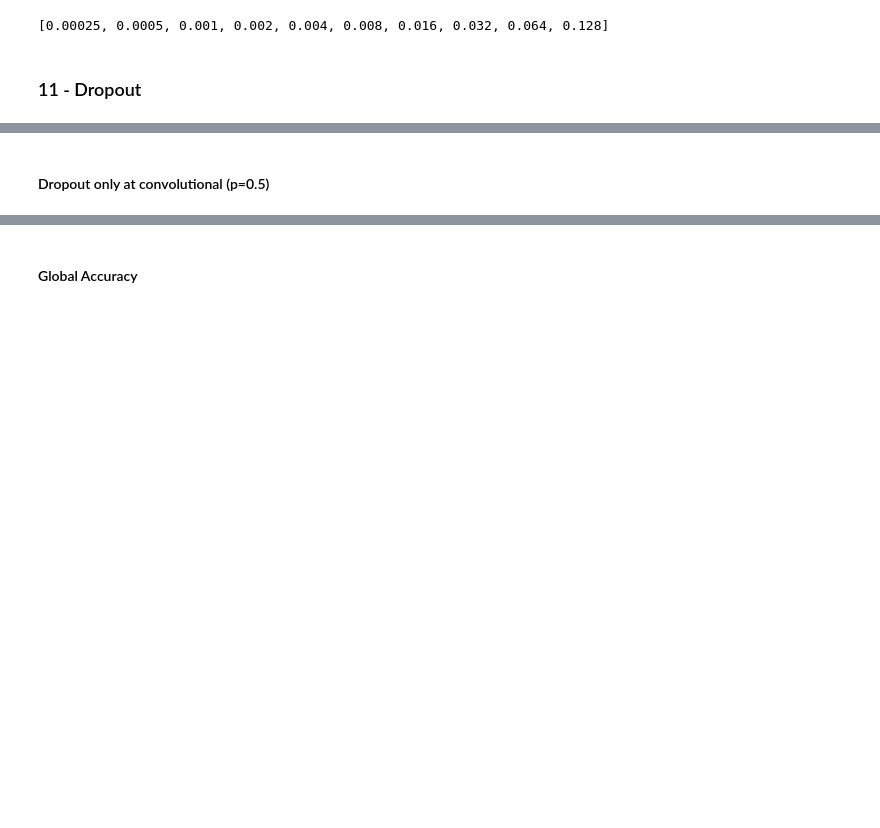
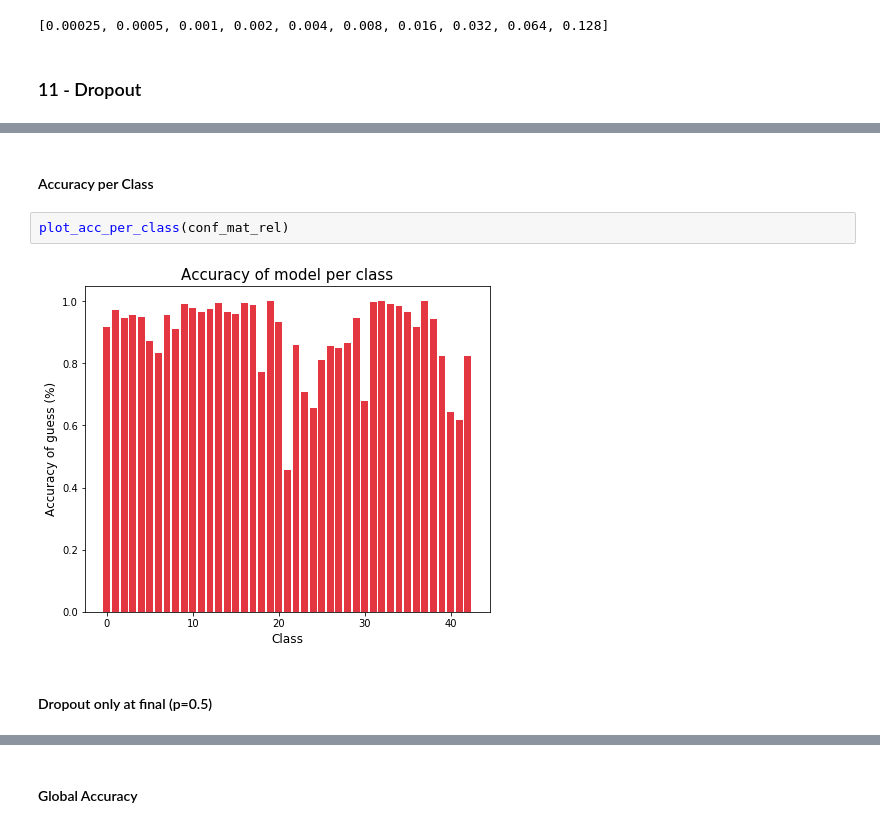
Before and after one commit to HerouFenix/taa-traffic-sign-identification, a Jupyter notebook: Project1.ipynb, the cells around one changed output, grey strips where cells are left out. Drawn from its saved outputs; the diff is of its cells as text; blank space fills up the shorter version.

```diff
--- a/Project1.ipynb
+++ b/Project1.ipynb
@@ -1146,2 +1224,8 @@ print(l_rates)
+# %% [markdown]
+#### Accuracy per Class
+# %%
+plot_acc_per_class(conf_mat_rel)
+# %% [output]
+[figure, added]
 # %% [markdown]
-#### Dropout only at convolutional (p=0.5)
+#### Dropout only at final (p=0.5)
```
Also changed, not shown: parts of 18 cells of this notebook.
